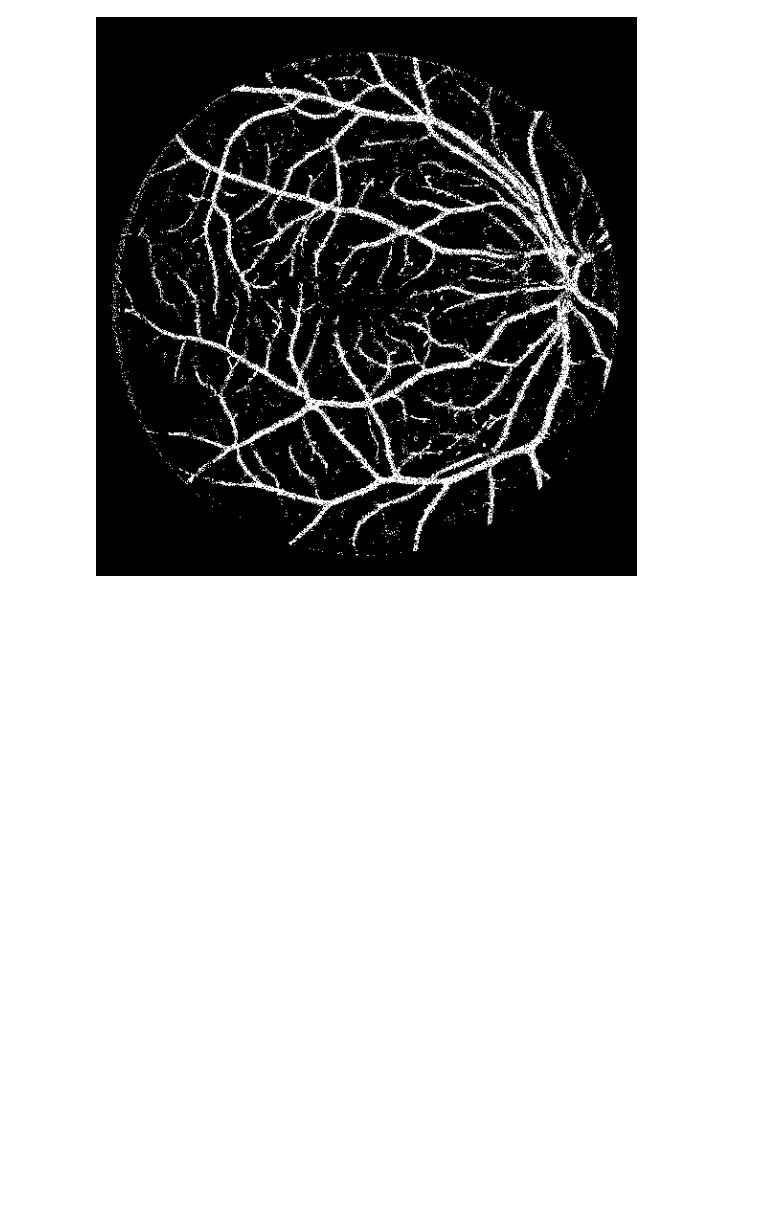
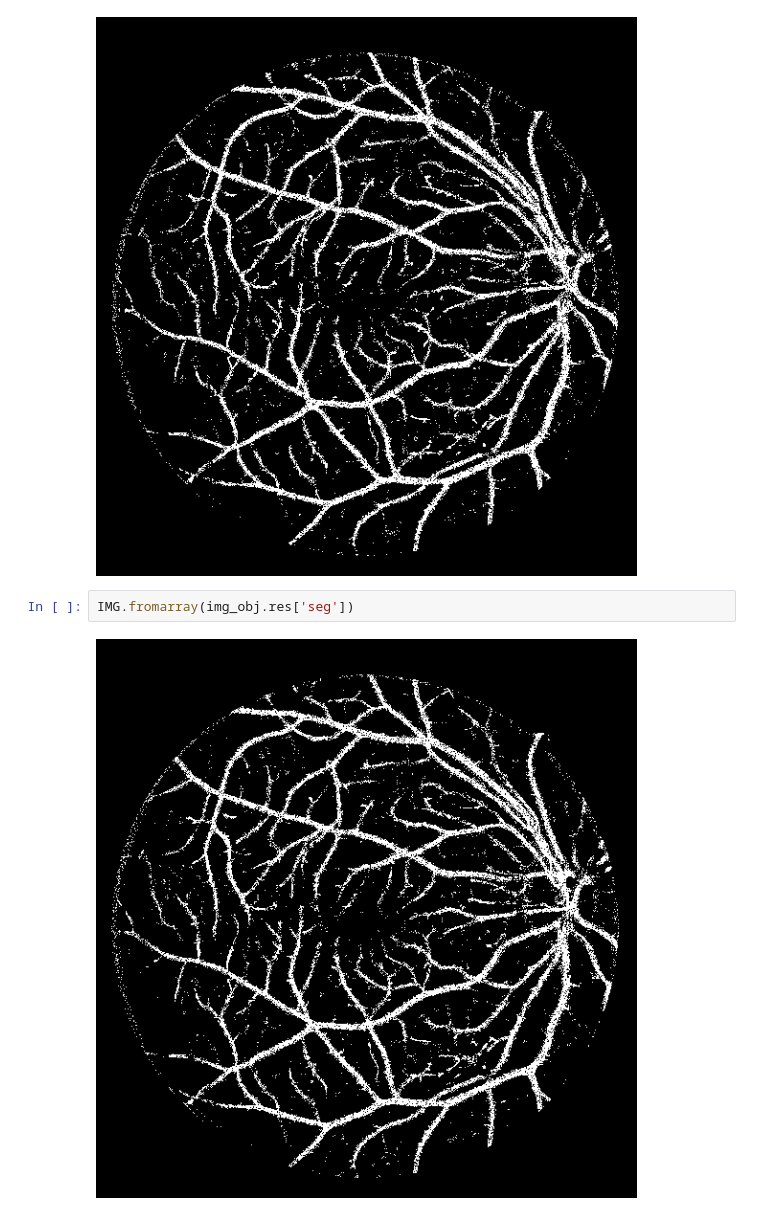
Before and after one commit to sraashis/deepdyn, a Jupyter notebook: notebook/CONV_4WAY.ipynb, the cells around one changed output. Saved outputs shown, nothing was run; the diff lists cells and outputs as text; blank space fills up the shorter version.

```diff
--- a/notebook/CONV_4WAY.ipynb
+++ b/notebook/CONV_4WAY.ipynb
@@ -286,3 +281,7 @@ for i, j, image, label in dtestloader:
 IMG.fromarray(img_obj.res['seg'])
 # %% [output]
 [figure]
+# %%
+IMG.fromarray(img_obj.res['seg'])
+# %% [output]
+[figure, added]
```
Also changed, not shown: parts of 4 cells of this notebook.
